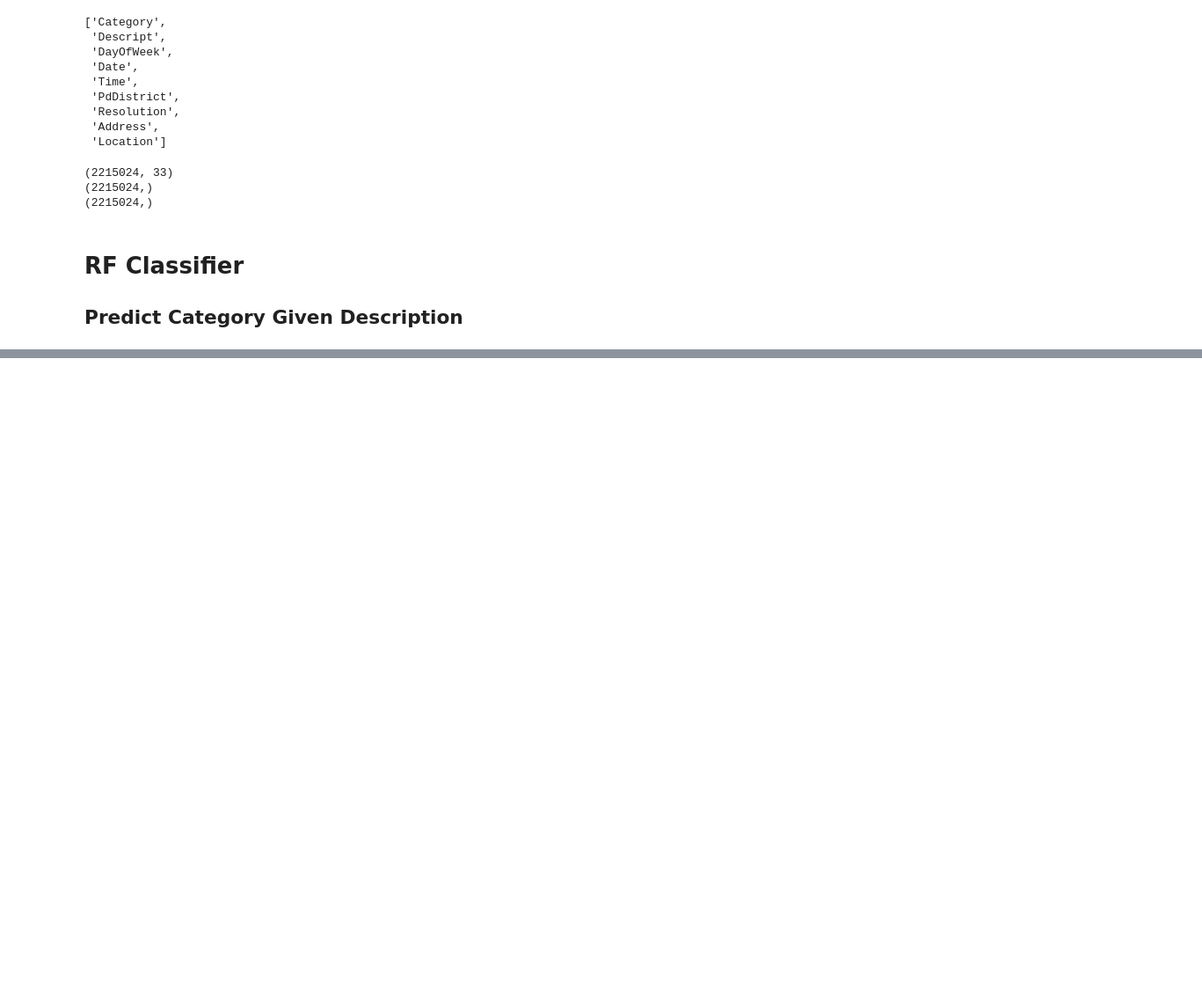
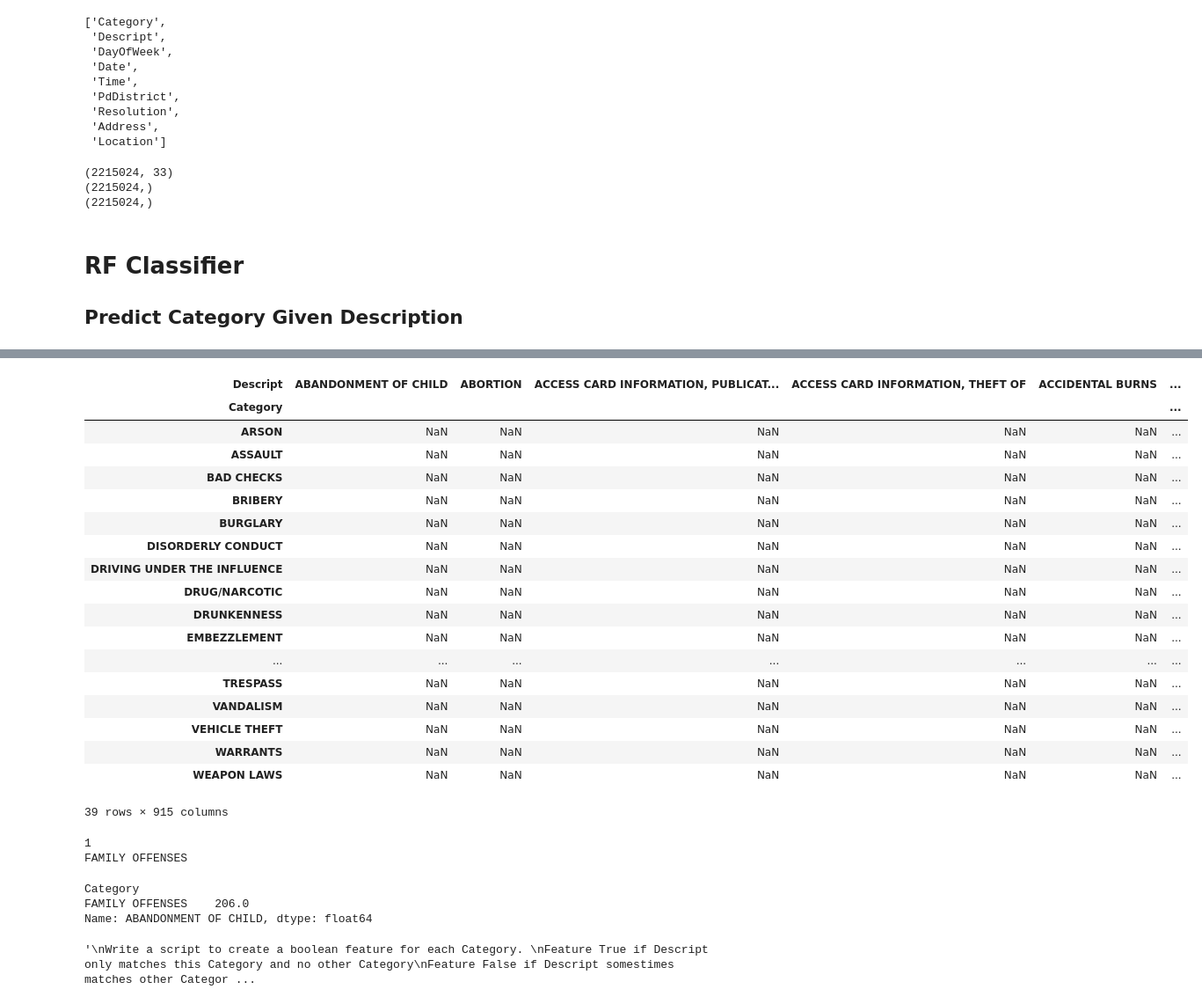
Before and after one commit to daericks/datasf, a Jupyter notebook: notebooks/initial_exploration-RandomForestClassifier-category_from_desc.ipynb, the cells around one changed output, grey strips where cells are left out. Shown at 88% size. Saved outputs shown, nothing was run; the diff lists cells and outputs as text; code cells hidden in the pictures; blank space fills up the shorter version.

```diff
--- a/notebooks/initial_exploration-RandomForestClassifier-category_from_desc.ipynb
+++ b/notebooks/initial_exploration-RandomForestClassifier-category_from_desc.ipynb
@@ -287,2 +294,47 @@ X_cols = df_desc.loc[:,:].columns
 # %%
-df.pivot_talbe('IncidntNum', index='Category', cols='Descript', aggfunc='count')
+df_cat_descript = df.pivot_table('IncidntNum', index='Category', columns='Descript', aggfunc='count')
+df_cat_descript
+# %% [output]
+| Descript | ABANDONMENT OF CHILD | ABORTION | ACCESS CARD INFORMATION, PUBLICAT... | ACCESS CARD INFORMATION, THEFT OF | ACCIDENTAL BURNS | ... |
+| Category |  |  |  |  |  | ... |
+| ARSON | NaN | NaN | NaN | NaN | NaN | ... |
+| ASSAULT | NaN | NaN | NaN | NaN | NaN | ... |
+| BAD CHECKS | NaN | NaN | NaN | NaN | NaN | ... |
+| BRIBERY | NaN | NaN | NaN | NaN | NaN | ... |
+| BURGLARY | NaN | NaN | NaN | NaN | NaN | ... |
+| DISORDERLY CONDUCT | NaN | NaN | NaN | NaN | NaN | ... |
+| DRIVING UNDER THE INFLUENCE | NaN | NaN | NaN | NaN | NaN | ... |
+| DRUG/NARCOTIC | NaN | NaN | NaN | NaN | NaN | ... |
+| DRUNKENNESS | NaN | NaN | NaN | NaN | NaN | ... |
+| EMBEZZLEMENT | NaN | NaN | NaN | NaN | NaN | ... |
+| ... | ... | ... | ... | ... | ... | ... |
+| TRESPASS | NaN | NaN | NaN | NaN | NaN | ... |
+| VANDALISM | NaN | NaN | NaN | NaN | NaN | ... |
+| VEHICLE THEFT | NaN | NaN | NaN | NaN | NaN | ... |
+| WARRANTS | NaN | NaN | NaN | NaN | NaN | ... |
+| WEAPON LAWS | NaN | NaN | NaN | NaN | NaN | ... |
+39 rows × 915 columns
+# %%
+ser = df_cat_descript['ABANDONMENT OF CHILD'].dropna()
+print(len(ser))
+print(ser.index.to_list()[0])
+ser
+# %% [output]
+1
+FAMILY OFFENSES
+Category
+FAMILY OFFENSES    206.0
+Name: ABANDONMENT OF CHILD, dtype: float64
+# %%
+'''
+Write a script to create a boolean feature for each Category.
+Feature True if Descript only matches this Category and no other Category
+Feature False if Descript somestimes matches other Category(s)
+
+Descipts that match only 1 Category can be removed from Descripts
+Dummies can be made from existing descripts.
+Then run model.
+
+'''
+# %% [output]
+'\nWrite a script to create a boolean feature for each Category. \nFeature True if Descript only matches this Category and no other Category\nFeature False if Descript somestimes matches other Categor ...
```
Also changed, not shown: parts of 3 cells of this notebook.
